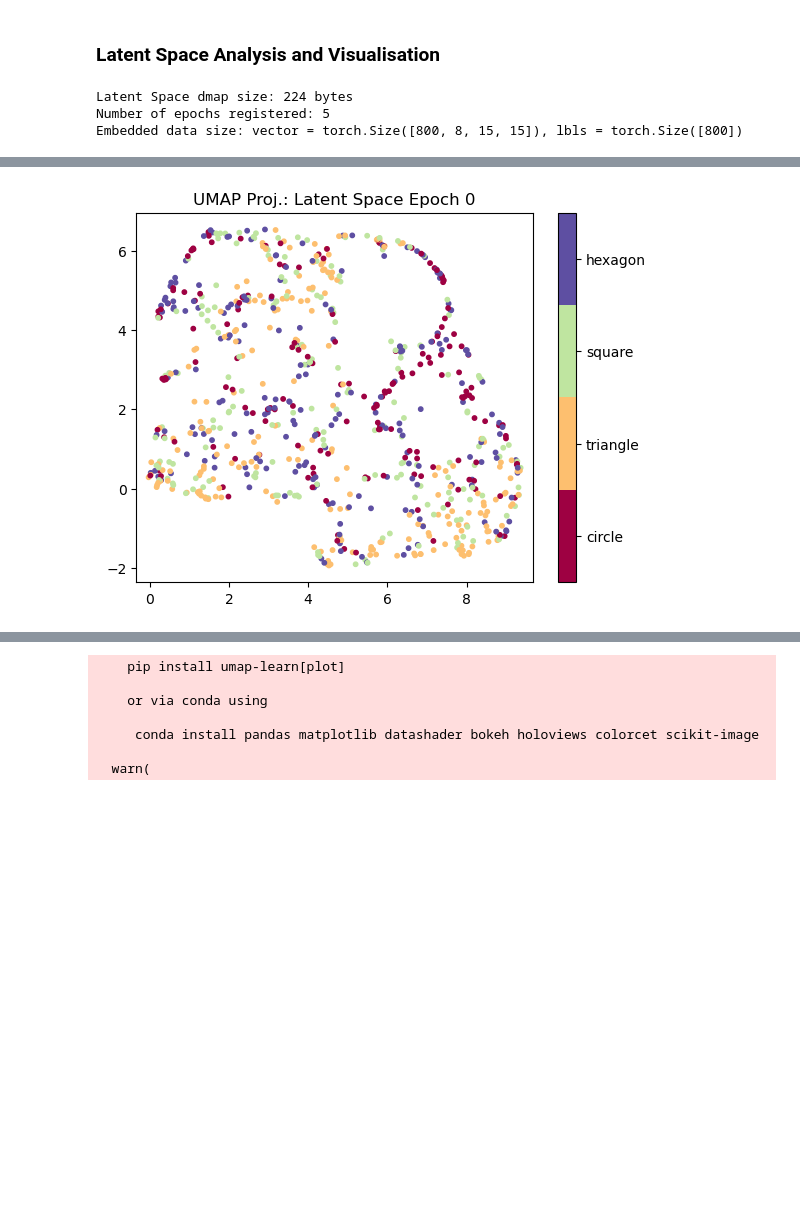
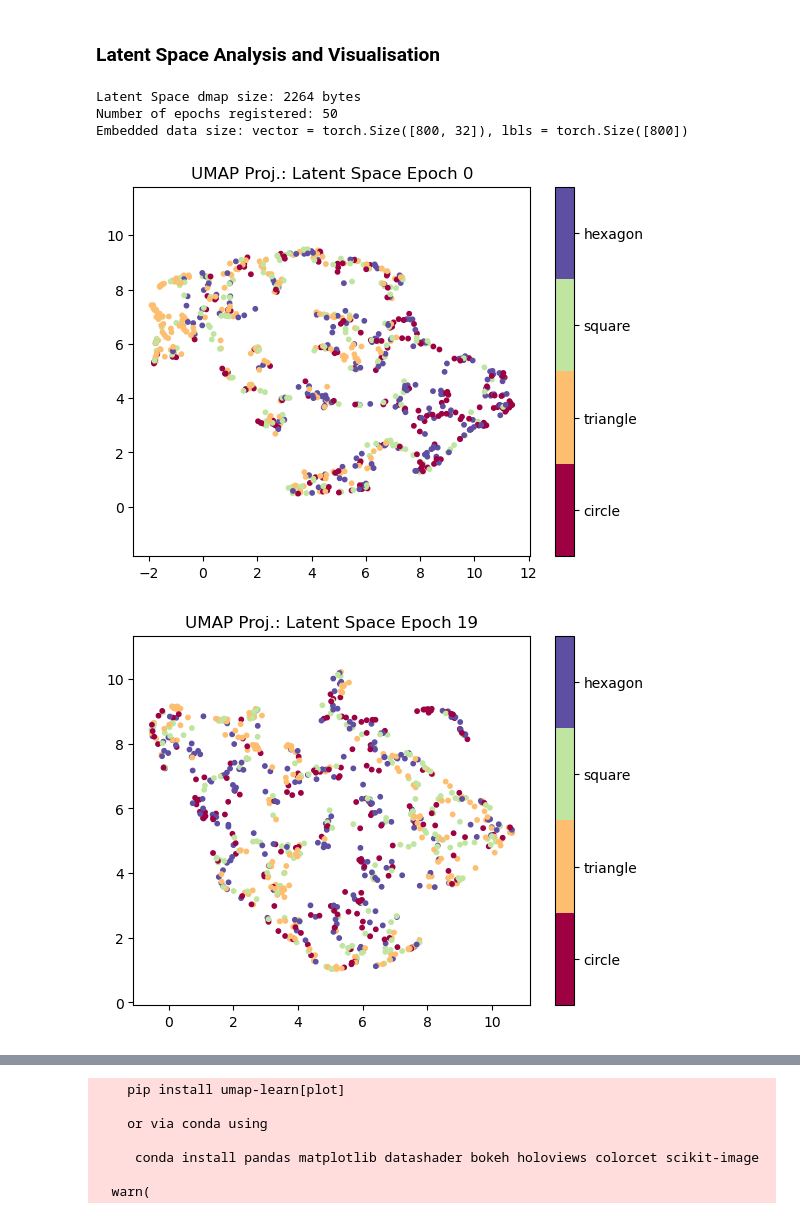
Before and after one commit to EdoardoGiancarli/LearningCodedMasks, a Jupyter notebook: SparkLab/demo_umap_latentSpaceVisualisation.ipynb, the cells around one changed output, grey strips where cells are left out. Cells and saved outputs as stored; diff of their text form; code cells hidden in the pictures; blank space fills up the shorter version.

```diff
--- a/SparkLab/demo_umap_latentSpaceVisualisation.ipynb
+++ b/SparkLab/demo_umap_latentSpaceVisualisation.ipynb
@@ -22,7 +22,10 @@ def get_size(obj: object, default: Any = -1) -> int:
 #BASEPATH: str = '/home/edoardo/Desktop/MockDataForDMs'
 BASEPATH: str = '/mnt/d/MockDataForDMs'
 
-latent_dmap: dict[int, LatentVector] = torch.load(f'{BASEPATH}/latentSpaceContainer.pt', weights_only=False)
+# file_id: str = 'latentSpaceContainer'
+file_id: str = 'latentSpaceContainer_mockVAEmodel'
+
+latent_dmap: dict[int, LatentVector] = torch.load(f'{BASEPATH}/{file_id}.pt', weights_only=False)
 
 print(
     f'Latent Space dmap size: {get_size(latent_dmap)} bytes\n'
@@ -35,9 +38,9 @@ print(
 #   - when saved though, the 5D tensor occupies x2 space (dmap: ~13.7MB, tensor: ~27  MB)
 #   - this has been tested on 5 epochs (TODO: test if for larger # of epochs is the same)
 # %% [output]
-Latent Space dmap size: 224 bytes
-Number of epochs registered: 5
-Embedded data size: vector = torch.Size([800, 8, 15, 15]), lbls = torch.Size([800])
+Latent Space dmap size: 2264 bytes
+Number of epochs registered: 50
+Embedded data size: vector = torch.Size([800, 32]), lbls = torch.Size([800])
 # %%
 from itertools import islice
 
@@ -106,0 +151,11 @@ def plot_latent_space(
+# %%
+plot_latent_evolution(
+    epochs=(0, 20 - 1, 40 - 1, 50 - 1),
+    latent_dmap=np_emb,
+    n_neighbors=N_NEIGHBORS,
+    min_dist=MIN_DIST,
+    labels_dmap=CLASS_NAMES,
+)
+# %% [output]
+[figure, added]
+[figure, added]
@@ -131,12 +180,3 @@ embedding = UMAP_dim_reducer(
-# %%
-plot_latent_space(
-    embedding=embedding,
-    title=f'UMAP Proj.: Latent Space Epoch {EPOCH}',
-    labels=epoch_lbls,
-    labels_map=CLASS_NAMES,
-)
-# %% [output]
-[figure, removed]
 # %%
 EPOCH: int = 4
 
```
Also changed, not shown: parts of 6 cells of this notebook, 3 other files.
